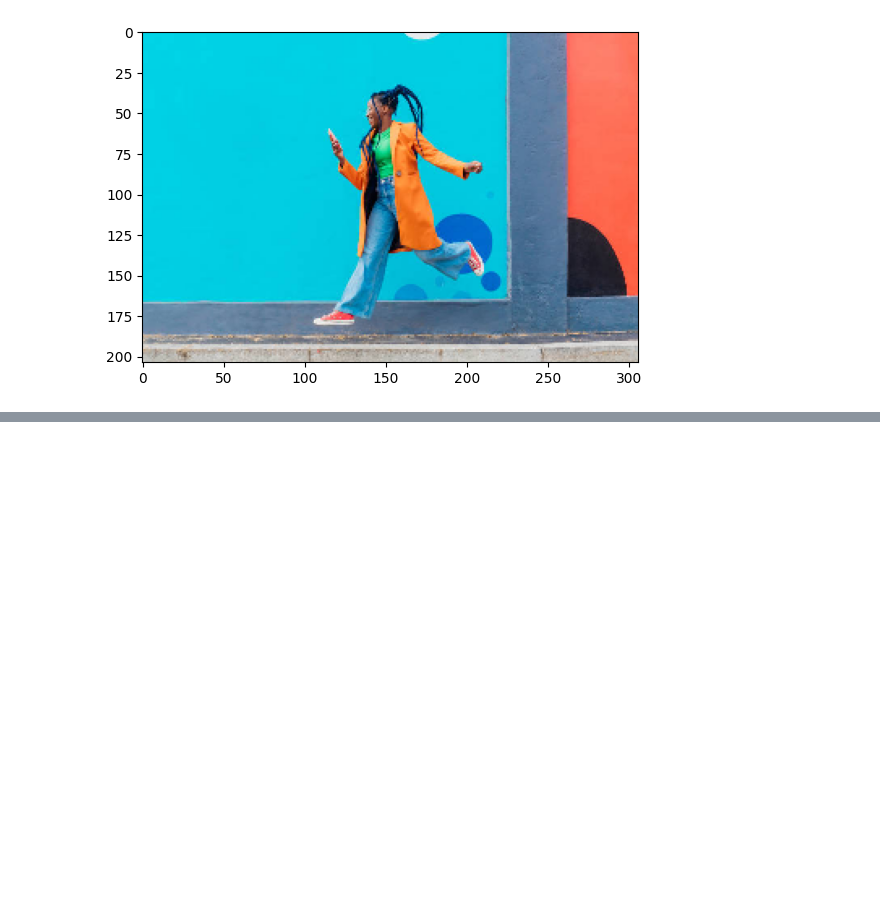
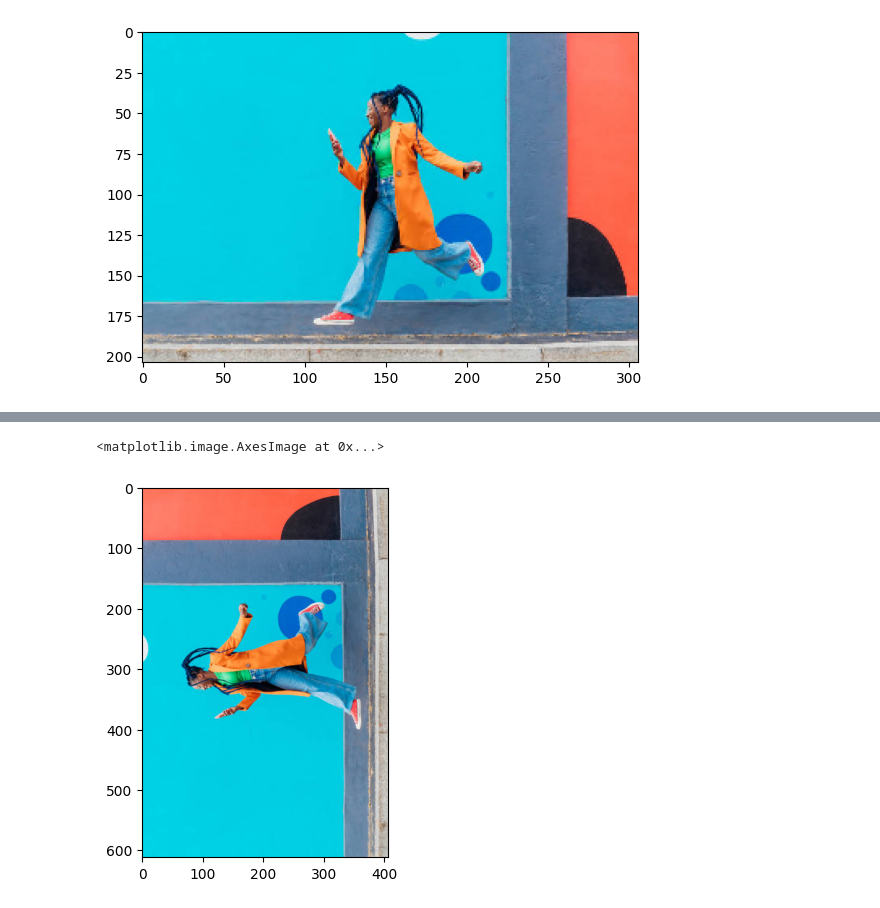
Before and after one commit to Sudharsan25/AI_ML, a Jupyter notebook: DL/ComputerVision/OpenCV/image_transformation_interplotation.ipynb, the cells around one changed output, grey strips where cells are left out. Cells and saved outputs as stored; diff of their text form; code cells hidden in the pictures; blank space fills up the shorter version.

```diff
--- a/DL/ComputerVision/OpenCV/image_transformation_interplotation.ipynb
+++ b/DL/ComputerVision/OpenCV/image_transformation_interplotation.ipynb
@@ -70,0 +80,7 @@ plt.imshow(scaled_image_INTER_NEAREST)
+# %%
+rotated_image = cv2.rotate(image_rgb, cv2.ROTATE_90_COUNTERCLOCKWISE)
+# %%
+plt.imshow(rotated_image)
+# %% [output]
+<matplotlib.image.AxesImage at 0x...>
+[figure, added]
```
Also changed, not shown: parts of 6 cells of this notebook.
